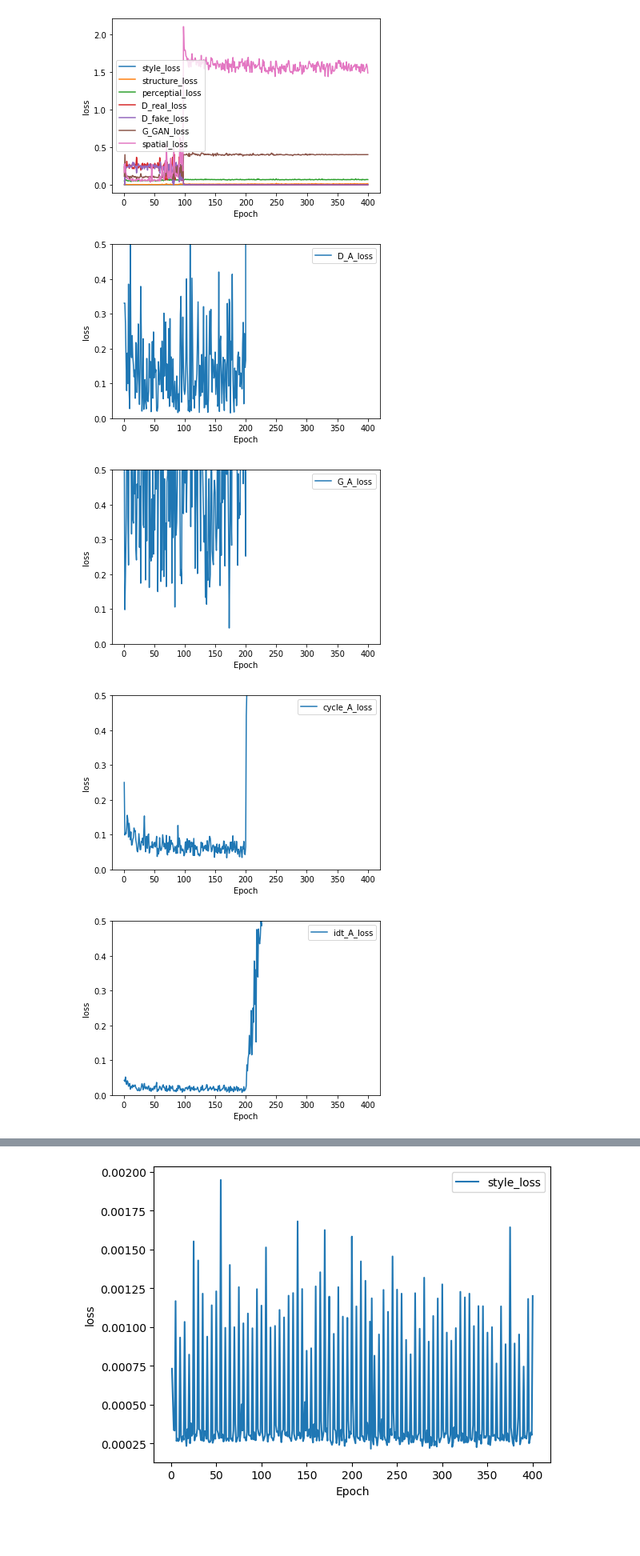
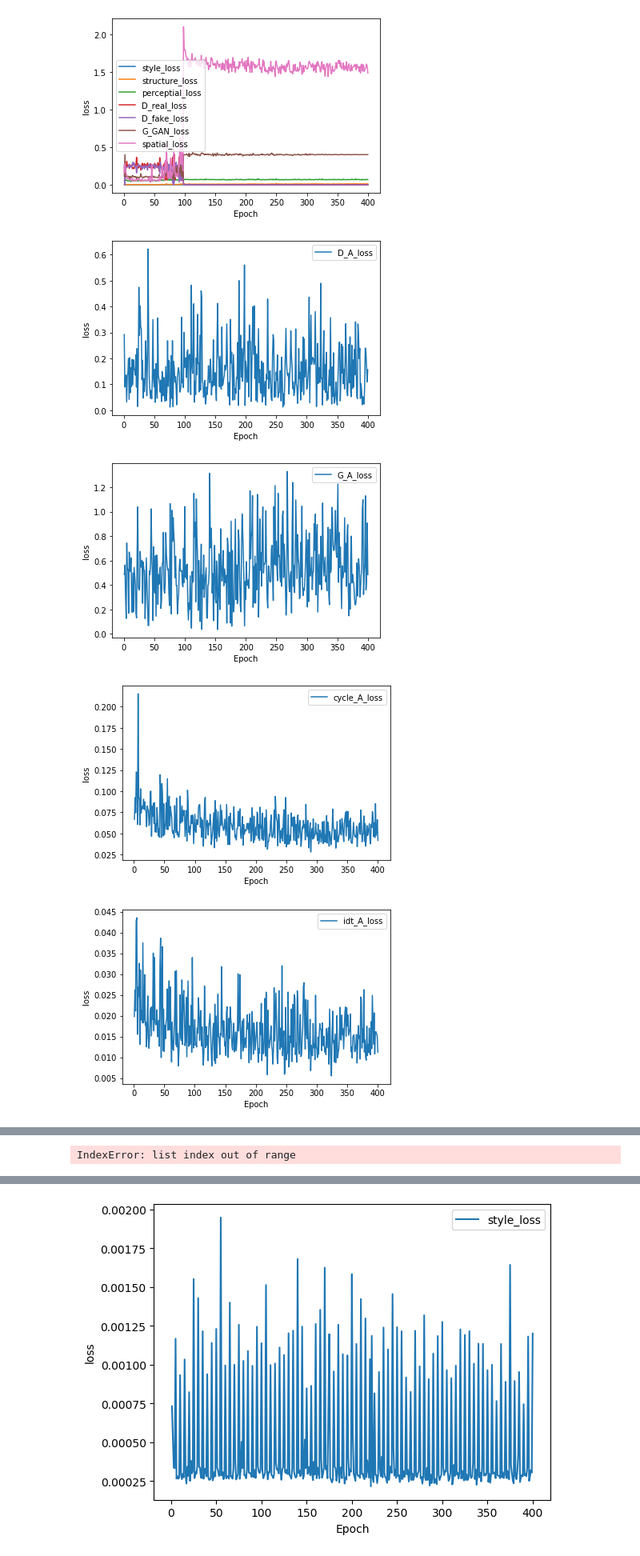
Before and after one commit to Kawa73jobKotarou/Cyclegan, a Jupyter notebook: loss_graph.ipynb, the cells around one changed output, grey strips where cells are left out. Shown at 80% size. Cells and saved outputs as stored; diff of their text form; code cells hidden in the pictures; blank space fills up the shorter version.

```diff
--- a/loss_graph.ipynb
+++ b/loss_graph.ipynb
@@ -31,10 +31,10 @@ import pdb
 
 # path = "checkpoints/231114_miyazaki-ronbun_4fold_1_patchsize06/"
 # path = "checkpoints/231110_miyazaki-ronbun_4fold_1_patchsize12/"
-path = "checkpoints/250504_0.5patch_241004_allbody_fullset/"
+path = "checkpoints/2505020_LSeSim_no-perceptual_0.5patch_241004_allbody_fullset/"
 
 # save_path=path+"img/"
-save_path = '/home/kawanami/work/presen_images/250513/loss/cyclegan/250504_0.5patch_241004_allbody_fullset/0-0.5/'
+save_path = '/home/kawanami/work/presen_images/250526/loss/cyclegan/2505020_LSeSim_no-perceptual_0.5patch_241004_allbody_fullset/'
 if not os.path.exists(save_path):
     os.makedirs(save_path)
 # テキストファイルからデータを読み込む
@@ -57,7 +57,6 @@ para = [1,1,1,10,5,1,1,10,5]
 #各lossのパラメーターを考慮しないグラフを出力
 for i in range(1,num_rows-1):
     plt.plot(data[0], data[i].astype(float) /para[i], label=loss_name[i]+'_loss')
-    plt.ylim(0, 0.5)
 
     # グラフの設定
     plt.xlabel('Epoch')
@@ -75,36 +74,34 @@ plt.plot(data[0], data[2], label=loss_name[2]+'_loss')
 plt.plot(data[0], data[3], label=loss_name[3]+'_loss')
 plt.plot(data[0], data[4], label=loss_name[4]+'_loss')
 plt.plot(data[0], data[6], label=loss_name[6]+'_loss')
 plt.plot(data[0], data[7], label=loss_name[7]+'_loss')
 plt.plot(data[0], data[8], label=loss_name[8]+'_loss')
 plt.plot(data[0], generator_all_loss, label='Generator_all_loss')
-plt.ylim(0, 0.5)
 # グラフの設定
 plt.xlabel('Epoch')
 plt.ylabel('loss')
 plt.legend()
 # グラフを画像ファイルとして保存
 plt.savefig(save_path+'Generator_all_loss.png')
 # グラフを表示
 plt.show()
 
 # ディスクリミネータに関わるlossの出力
 D_loss=(data[1]+data[5])/2
 plt.plot(data[0], data[1], label=loss_name[1]+'_loss')
 plt.plot(data[0], data[5], label=loss_name[5]+'_loss')
 plt.plot(data[0], D_loss, label='Discriminator_all_loss')
-plt.ylim(0, 0.5)
 
 # グラフの設定
 plt.xlabel('Epoch')
 plt.ylabel('loss')
 plt.legend()
 # グラフを画像ファイルとして保存
 plt.savefig(save_path+'D_loss.png')
 # グラフを表示
 plt.show()
 # %% [output]
-[figure, old version]
+[figure, new version]
-[figure, old version]
+[figure, new version]
-[figure, old version]
+[figure, new version]
-[figure, old version]
+[figure, new version]
@@ -116,0 +112 @@ plt.show()
+IndexError: list index out of range
```
Also changed, not shown: parts of 3 cells of this notebook, 3 other files.
